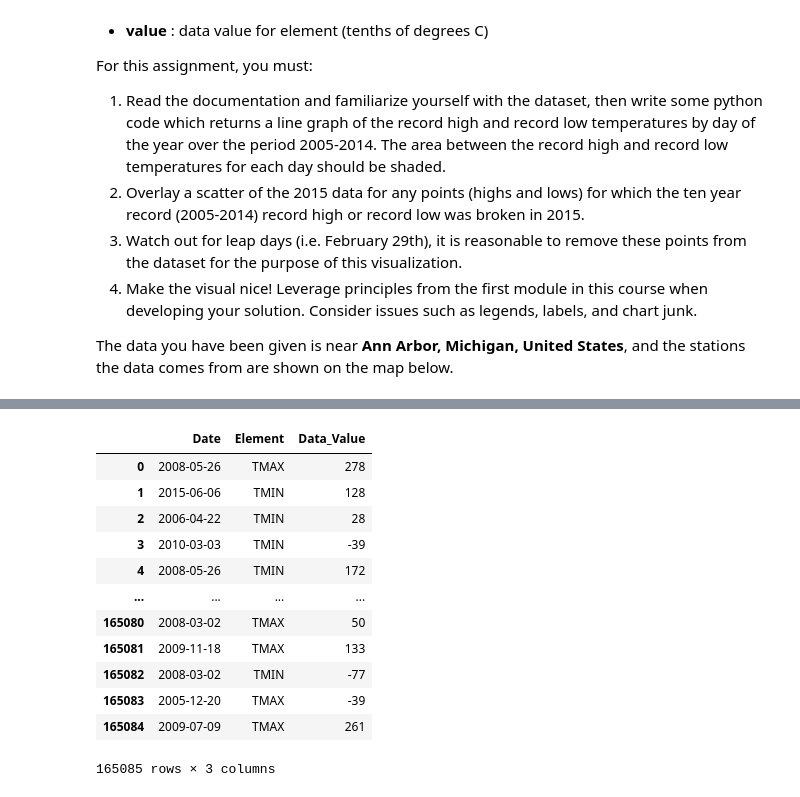
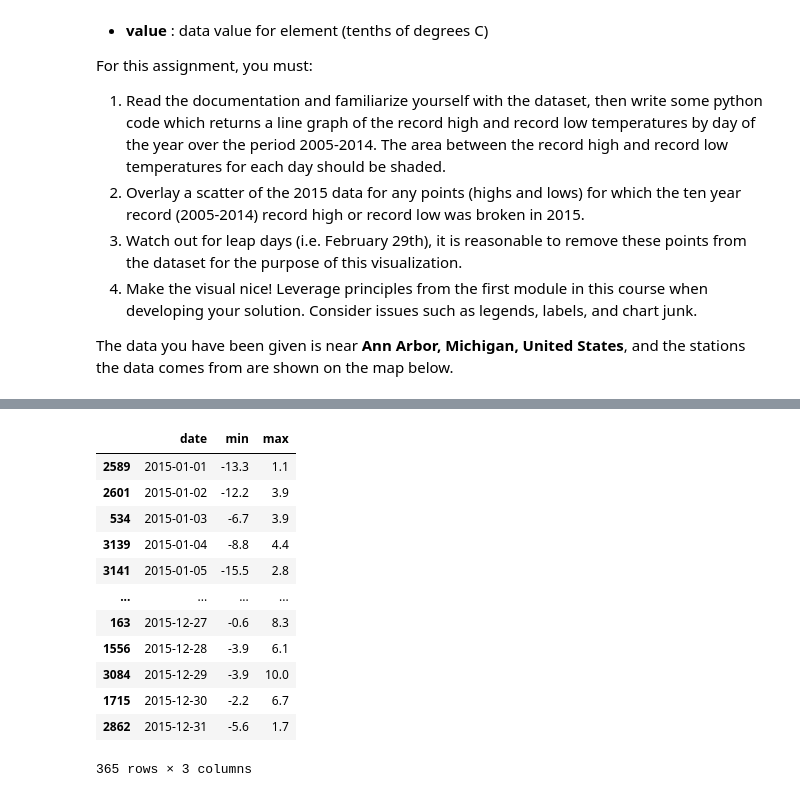
Before and after one commit to clawall/applied-plotting-charting-data-representation-in-python, a Jupyter notebook: Assignment2.ipynb, the cells around one changed output, grey strips where cells are left out. Saved outputs shown, nothing was run; the diff lists cells and outputs as text; code cells hidden in the pictures.

Commit message:
Filtered dataframes.

```diff
--- a/Assignment2.ipynb
+++ b/Assignment2.ipynb
@@ -65,16 +65,42 @@ del df['ID']
-# %%
-df
-# %% [output]
-|  | Date | Element | Data_Value |
-| 0 | 2008-05-26 | TMAX | 278 |
-| 1 | 2015-06-06 | TMIN | 128 |
-| 2 | 2006-04-22 | TMIN | 28 |
-| 3 | 2010-03-03 | TMIN | -39 |
-| 4 | 2008-05-26 | TMIN | 172 |
-| ... | ... | ... | ... |
-| 165080 | 2008-03-02 | TMAX | 50 |
-| 165081 | 2009-11-18 | TMAX | 133 |
-| 165082 | 2008-03-02 | TMIN | -77 |
-| 165083 | 2005-12-20 | TMAX | -39 |
-| 165084 | 2009-07-09 | TMAX | 261 |
-165085 rows × 3 columns
+# %%
+full_df.drop_duplicates(inplace=True)
+# %%
+def prepare_df(df, agg_func_name):
+    res = df[df['Data_Value'] == df.groupby('Date')['Data_Value'].transform(agg_func_name)]
+    del res['Element']
+    res.columns = ['date', agg_func_name]
+    return res
+# %%
+# creating min temperature's df
+min_df = prepare_df(full_df, 'min')
+
+# creating max temperature's df
+max_df = prepare_df(full_df, 'max')
+
+# merging into single df
+range_df = pd.merge(min_df, max_df, how='left', sort=False)
+
+# converting 'date' column to datetime
+range_df['date'] = pd.to_datetime(range_df['date'], format='%Y-%m-%d')
+
+# removing leap days
+range_df = range_df.drop(range_df[((range_df.date.dt.month == 2) & (range_df.date.dt.day == 29))].index)
+# %%
+df_2005_20014 = range_df[(range_df['date'] >= '2005-01-01') & (range_df['date'] <= '2014-12-31')]
+df_2015 = range_df[(range_df['date'] >= '2015-01-01') & (range_df['date'] <= '2015-12-31')]
+# %%
+df_2015.sort_values('date')
+# %% [output]
+|  | date | min | max |
+| 2589 | 2015-01-01 | -13.3 | 1.1 |
+| 2601 | 2015-01-02 | -12.2 | 3.9 |
+| 534 | 2015-01-03 | -6.7 | 3.9 |
+| 3139 | 2015-01-04 | -8.8 | 4.4 |
+| 3141 | 2015-01-05 | -15.5 | 2.8 |
+| ... | ... | ... | ... |
+| 163 | 2015-12-27 | -0.6 | 8.3 |
+| 1556 | 2015-12-28 | -3.9 | 6.1 |
+| 3084 | 2015-12-29 | -3.9 | 10.0 |
+| 1715 | 2015-12-30 | -2.2 | 6.7 |
+| 2862 | 2015-12-31 | -5.6 | 1.7 |
+365 rows × 3 columns
```
Also changed, not shown: parts of 2 cells of this notebook.
